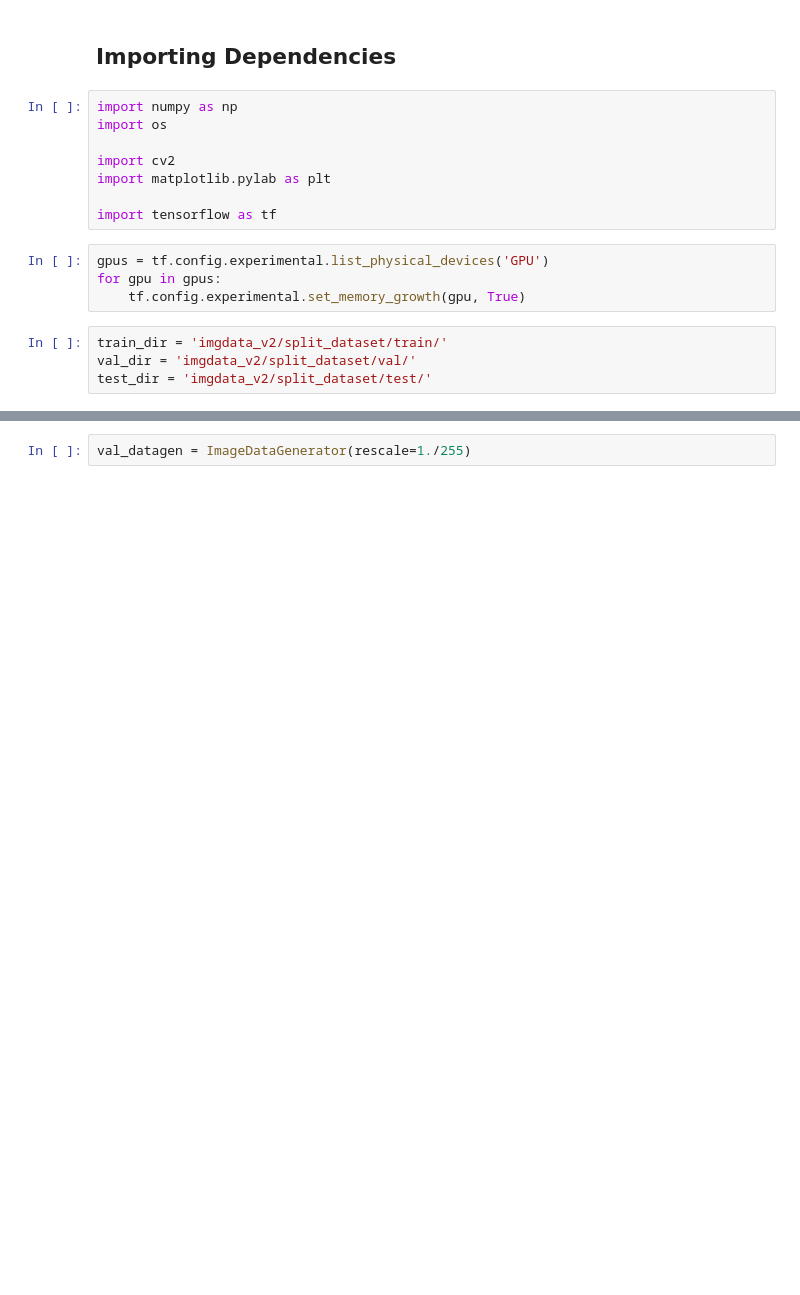
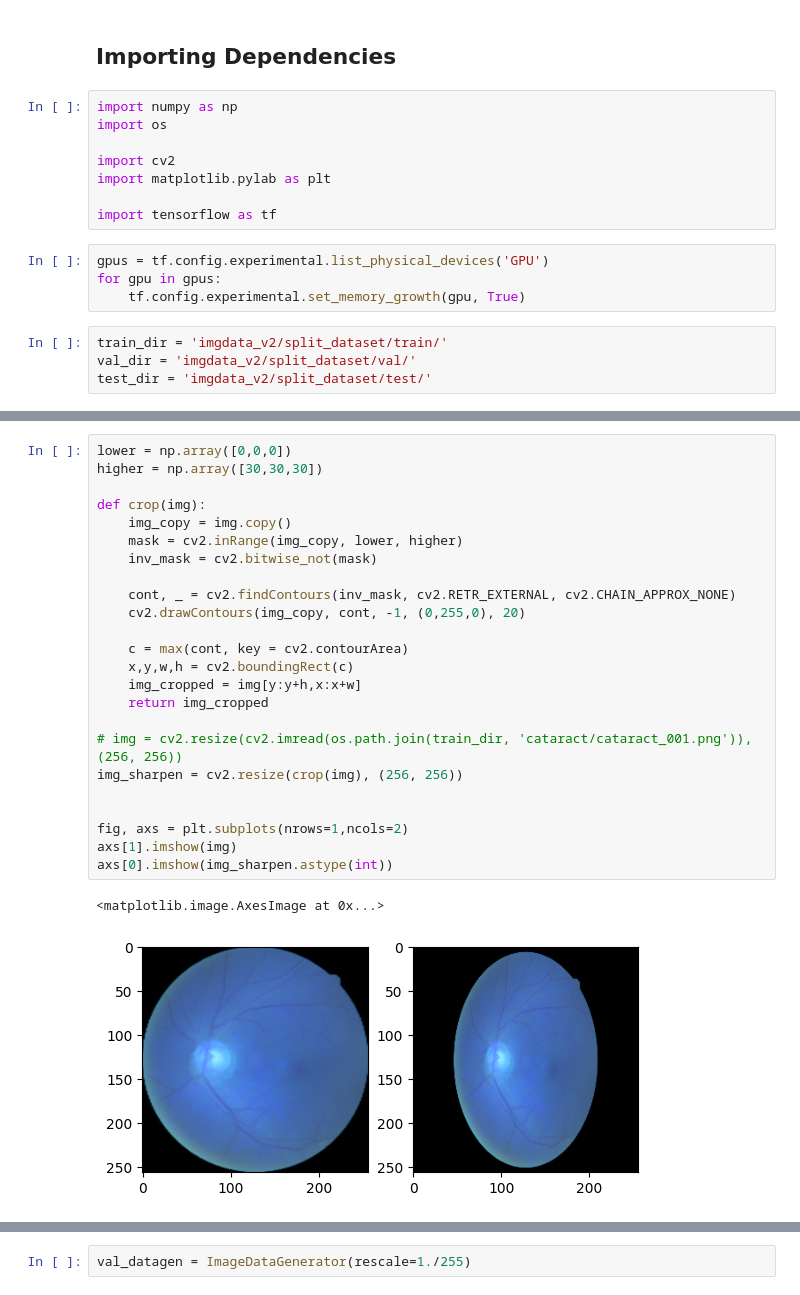
Before and after one commit to JoshuaR26/ODIR-OcularDiseaseIntelligentRecognition, a Jupyter notebook: CNN_v2.ipynb, the cells around one changed output, grey strips where cells are left out. Drawn from its saved outputs; the diff is of its cells as text; blank space fills up the shorter version.

```diff
--- a/CNN_v2.ipynb
+++ b/CNN_v2.ipynb
@@ -21,3 +40,30 @@ from keras.preprocessing.image import ImageDataGenerator
+# %%
+lower = np.array([0,0,0])
+higher = np.array([30,30,30])
+
+def crop(img):
+    img_copy = img.copy()
+    mask = cv2.inRange(img_copy, lower, higher)
+    inv_mask = cv2.bitwise_not(mask)
+
+    cont, _ = cv2.findContours(inv_mask, cv2.RETR_EXTERNAL, cv2.CHAIN_APPROX_NONE)
+    cv2.drawContours(img_copy, cont, -1, (0,255,0), 20)
+
+    c = max(cont, key = cv2.contourArea)
+    x,y,w,h = cv2.boundingRect(c)
+    img_cropped = img[y:y+h,x:x+w]
+    return img_cropped
+
+# img = cv2.resize(cv2.imread(os.path.join(train_dir, 'cataract/cataract_001.png')), (256, 256))
+img_sharpen = cv2.resize(crop(img), (256, 256))
+
+
+fig, axs = plt.subplots(nrows=1,ncols=2)
+axs[1].imshow(img)
+axs[0].imshow(img_sharpen.astype(int))
+# %% [output]
+<matplotlib.image.AxesImage at 0x...>
+[figure, added]
 # %%
 train_datagen = ImageDataGenerator(rescale=1./255,
                                    brightness_range=(0.1, 1.5),
```
Also changed, not shown: parts of 3 cells of this notebook.
